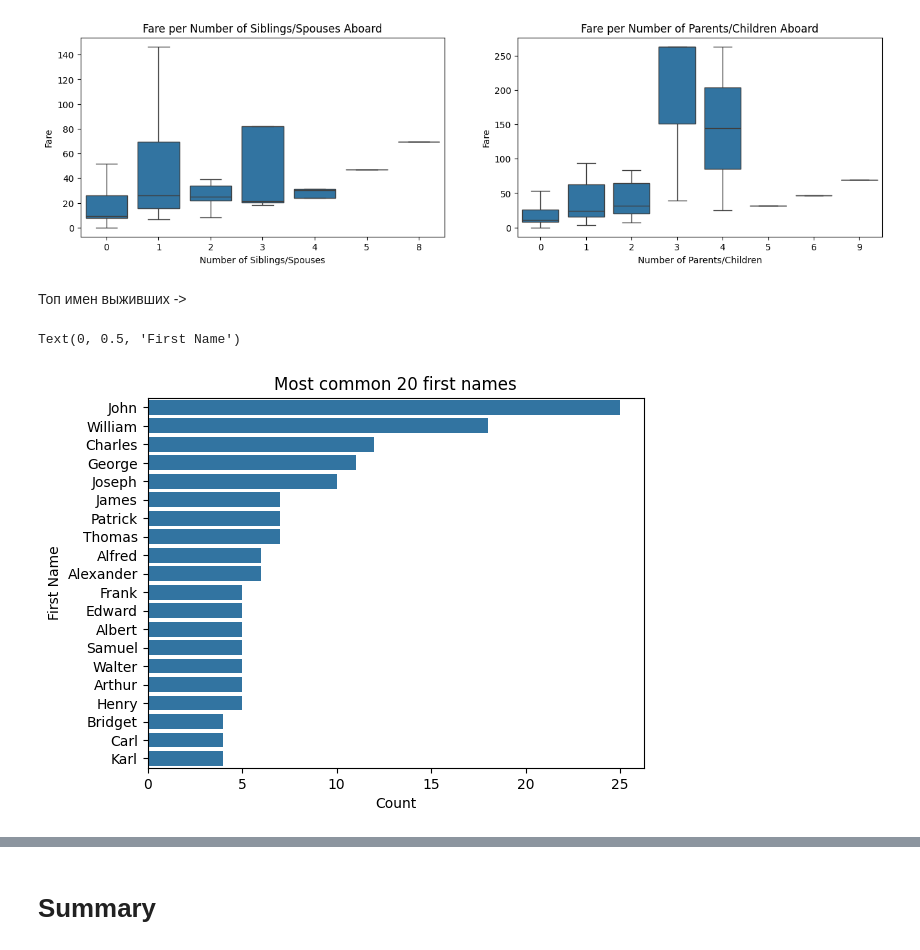
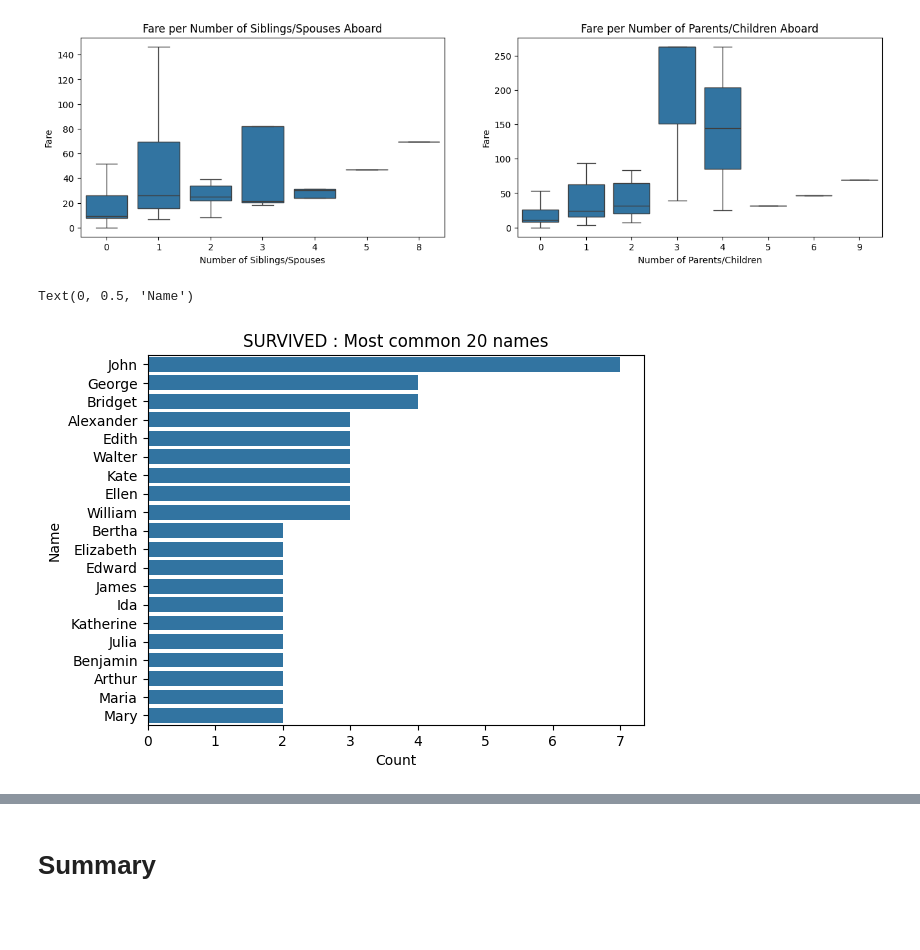
Before and after one commit to kri1mka/ml-intro, a Jupyter notebook: 2_data_exploration/eda.ipynb, the cells around one changed output, grey strips where cells are left out. Drawn from its saved outputs; the diff is of its cells as text; code cells hidden in the pictures; blank space fills up the shorter version.

Commit message:
[Task 2] Data Exploration

```diff
--- a/2_data_exploration/eda.ipynb
+++ b/2_data_exploration/eda.ipynb
@@ -335,9 +334,13 @@ axes[1].set_xlabel('Number of Parents/Children')
 # %% [output]
 Text(0.5, 0, 'Number of Parents/Children')
 [figure]
-# %% [markdown]
-Топ имен выживших ->
 # %%
+top_survived_names = titanic_data.loc[titanic_data.Survived == True].groupby('FirstName').Name.count().sort_values(ascending = False)
+
+sns.barplot(y=top_survived_names.iloc[0:20].index, x = top_survived_names.iloc[0:20].values)
+plt.title(f"SURVIVED : Most common 20 names")
+plt.xlabel(f"Count")
+plt.ylabel(f"Name")
 # %% [output]
-Text(0, 0.5, 'First Name')
+Text(0, 0.5, 'Name')
-[figure, old version]
+[figure, new version]
```
Also changed, not shown: parts of 6 cells of this notebook.
